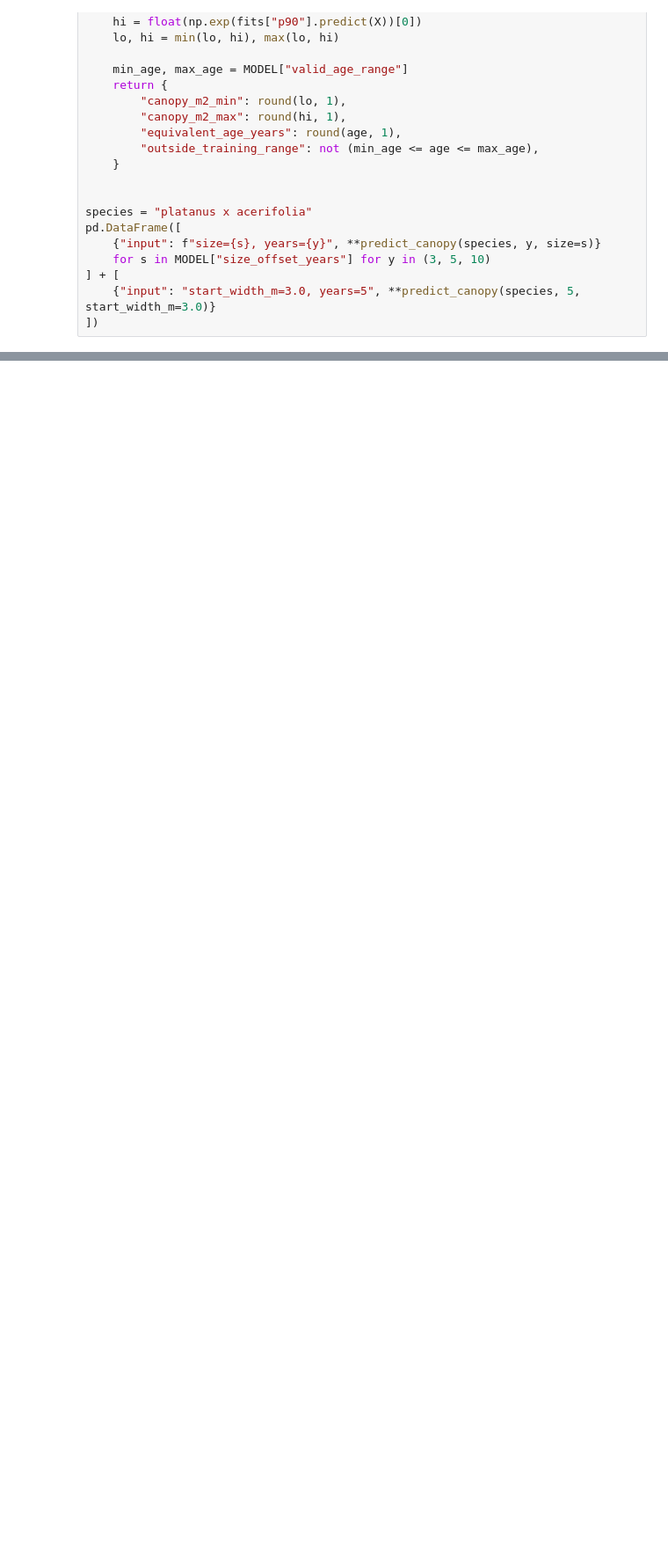
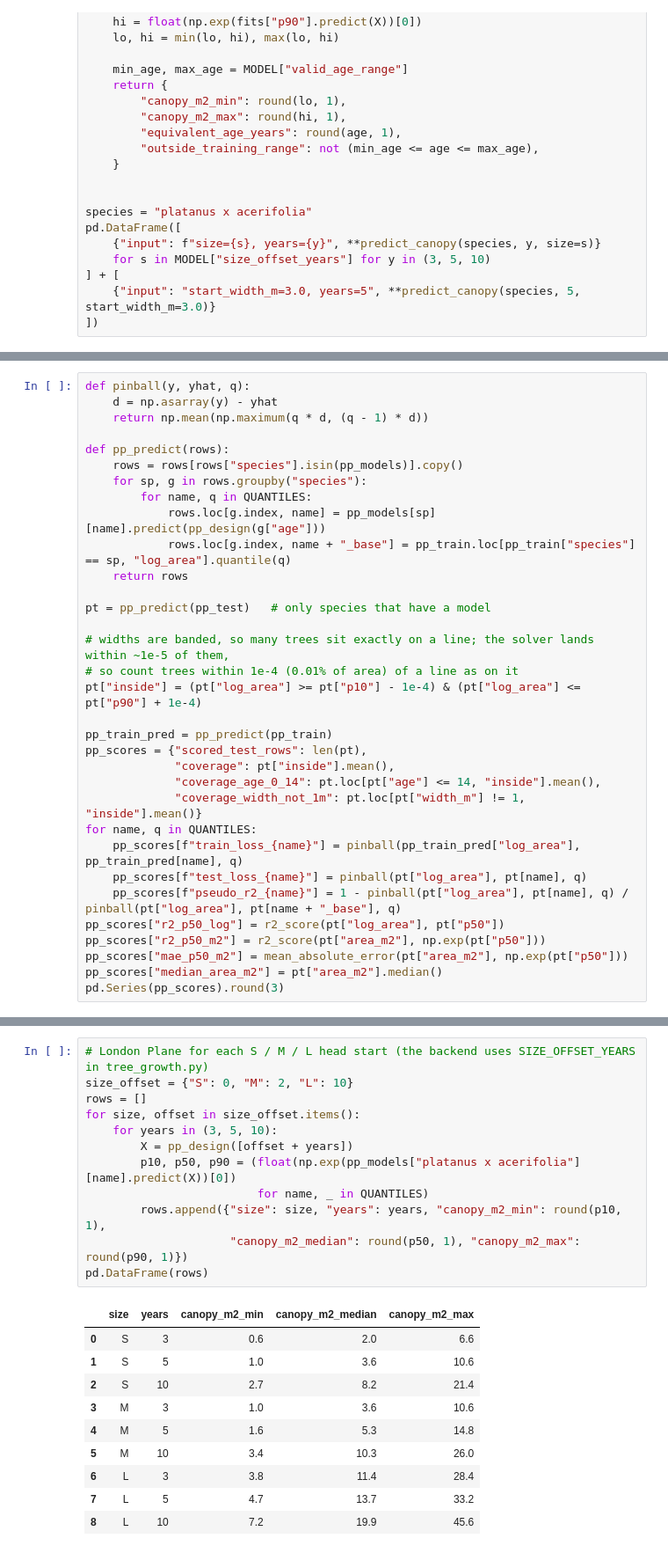
Before and after one commit to FIT5120TP02-Greenchanger/5120-TP02-Greenchanger, a Jupyter notebook: ml/train.ipynb, the cells around one changed output, grey strips where cells are left out. Shown at 88% size. Cells and saved outputs as stored; diff of their text form; blank space fills up the shorter version.

```diff
--- a/ml/train.ipynb
+++ b/ml/train.ipynb
@@ -201,0 +351,33 @@ pd.DataFrame([
+# %%
+def pinball(y, yhat, q):
+    d = np.asarray(y) - yhat
+    return np.mean(np.maximum(q * d, (q - 1) * d))
+
+def pp_predict(rows):
+    rows = rows[rows["species"].isin(pp_models)].copy()
+    for sp, g in rows.groupby("species"):
+        for name, q in QUANTILES:
+            rows.loc[g.index, name] = pp_models[sp][name].predict(pp_design(g["age"]))
+            rows.loc[g.index, name + "_base"] = pp_train.loc[pp_train["species"] == sp, "log_area"].quantile(q)
+    return rows
+
+pt = pp_predict(pp_test)   # only species that have a model
+
+# widths are banded, so many trees sit exactly on a line; the solver lands within ~1e-5 of them,
+# so count trees within 1e-4 (0.01% of area) of a line as on it
+pt["inside"] = (pt["log_area"] >= pt["p10"] - 1e-4) & (pt["log_area"] <= pt["p90"] + 1e-4)
+
+pp_train_pred = pp_predict(pp_train)
+pp_scores = {"scored_test_rows": len(pt),
+             "coverage": pt["inside"].mean(),
+             "coverage_age_0_14": pt.loc[pt["age"] <= 14, "inside"].mean(),
+             "coverage_width_not_1m": pt.loc[pt["width_m"] != 1, "inside"].mean()}
+for name, q in QUANTILES:
+    pp_scores[f"train_loss_{name}"] = pinball(pp_train_pred["log_area"], pp_train_pred[name], q)
+    pp_scores[f"test_loss_{name}"] = pinball(pt["log_area"], pt[name], q)
+    pp_scores[f"pseudo_r2_{name}"] = 1 - pinball(pt["log_area"], pt[name], q) / pinball(pt["log_area"], pt[name + "_base"], q)
+pp_scores["r2_p50_log"] = r2_score(pt["log_area"], pt["p50"])
+pp_scores["r2_p50_m2"] = r2_score(pt["area_m2"], np.exp(pt["p50"]))
+pp_scores["mae_p50_m2"] = mean_absolute_error(pt["area_m2"], np.exp(pt["p50"]))
+pp_scores["median_area_m2"] = pt["area_m2"].median()
+pd.Series(pp_scores).round(3)
@@ -201,0 +403,23 @@ pd.DataFrame([
+# %%
+# London Plane for each S / M / L head start (the backend uses SIZE_OFFSET_YEARS in tree_growth.py)
+size_offset = {"S": 0, "M": 2, "L": 10}
+rows = []
+for size, offset in size_offset.items():
+    for years in (3, 5, 10):
+        X = pp_design([offset + years])
+        p10, p50, p90 = (float(np.exp(pp_models["platanus x acerifolia"][name].predict(X))[0])
+                         for name, _ in QUANTILES)
+        rows.append({"size": size, "years": years, "canopy_m2_min": round(p10, 1),
+                     "canopy_m2_median": round(p50, 1), "canopy_m2_max": round(p90, 1)})
+pd.DataFrame(rows)
+# %% [output]
+|  | size | years | canopy_m2_min | canopy_m2_median | canopy_m2_max |
+| 0 | S | 3 | 0.6 | 2.0 | 6.6 |
+| 1 | S | 5 | 1.0 | 3.6 | 10.6 |
+| 2 | S | 10 | 2.7 | 8.2 | 21.4 |
+| 3 | M | 3 | 1.0 | 3.6 | 10.6 |
+| 4 | M | 5 | 1.6 | 5.3 | 14.8 |
+| 5 | M | 10 | 3.4 | 10.3 | 26.0 |
+| 6 | L | 3 | 3.8 | 11.4 | 28.4 |
+| 7 | L | 5 | 4.7 | 13.7 | 33.2 |
+| 8 | L | 10 | 7.2 | 19.9 | 45.6 |
```
Also changed, not shown: parts of 16 cells of this notebook, 4 other files.
